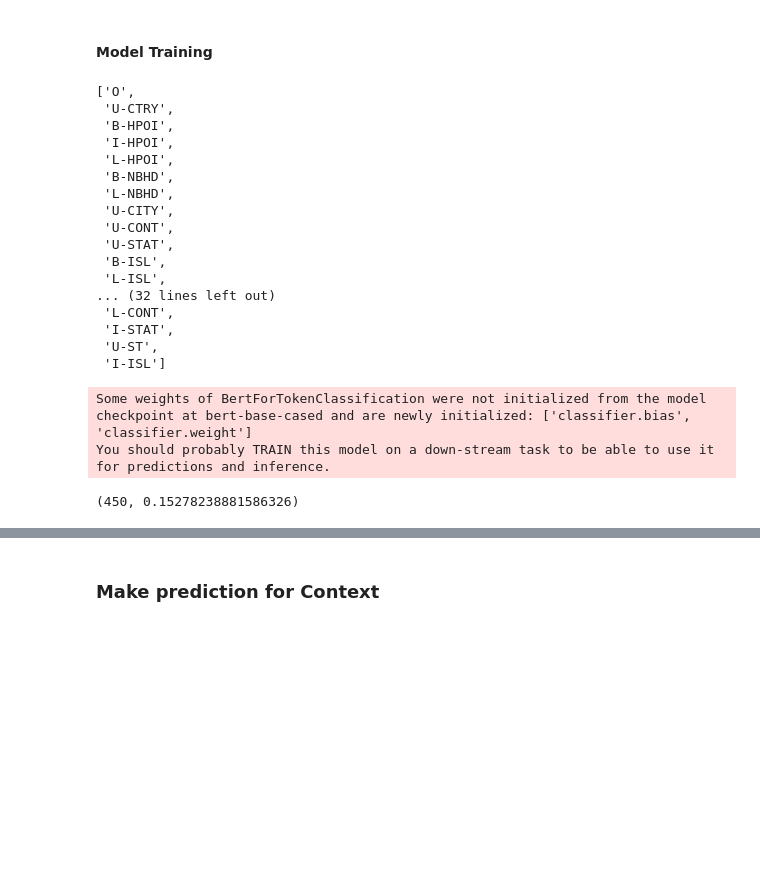
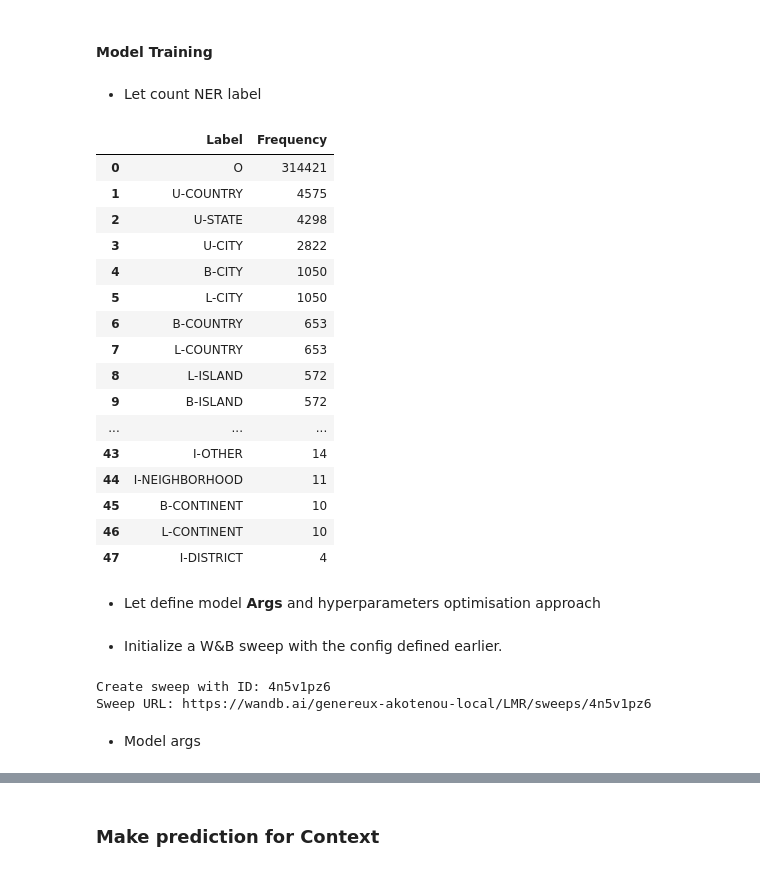
Before and after one commit to Genereux-akotenou/MSL-Location-Mention-Recognition, a Jupyter notebook: approach_3/transformers_3.ipynb, the cells around one changed output, grey strips where cells are left out. Saved outputs shown, nothing was run; the diff lists cells and outputs as text; code cells hidden in the pictures; blank space fills up the shorter version.

```diff
--- a/approach_3/transformers_3.ipynb
+++ b/approach_3/transformers_3.ipynb
@@ -280,23 +251,2 @@ train_data
 # %% [markdown]
 #### **Model Training**
-# %%
-label = pd.concat([df_train, df_dev])["tag"].unique().tolist()
-label
-# %% [output]
-['O',
- 'U-CTRY',
- 'B-HPOI',
- 'I-HPOI',
- 'L-HPOI',
- 'B-NBHD',
- 'L-NBHD',
- 'U-CITY',
- 'U-CONT',
- 'U-STAT',
- 'B-ISL',
- 'L-ISL',
-... (32 lines left out)
- 'L-CONT',
- 'I-STAT',
- 'U-ST',
- 'I-ISL']
@@ -312,9 +252,0 @@ model_args.labels_list = label
-# %%
-model = NERModel('bert', "bert-base-cased", args=model_args, labels=label, use_cuda=False)
-# %% [output]
-Some weights of BertForTokenClassification were not initialized from the model checkpoint at bert-base-cased and are newly initialized: ['classifier.bias', 'classifier.weight']
-You should probably TRAIN this model on a down-stream task to be able to use it for predictions and inference.
-# %%
-model.train_model(train_data, eval_data=test_data)
-# %% [output]
-(450, 0.15278238881586326)
@@ -322,0 +253,27 @@ result, model_outputs, wrong_preds = model.eval_model(test_data)
+# %% [markdown]
+- Let count NER label
+# %%
+label = pd.concat([df_tag_train, df_tag_dev])["labels"].unique().tolist()
+label_counts = pd.concat([df_tag_train, df_tag_dev])["labels"].value_counts().reset_index()
+label_counts.columns = ["Label", "Frequency"]
+display(label_counts)
+# %% [output]
+|  | Label | Frequency |
+| 0 | O | 314421 |
+| 1 | U-COUNTRY | 4575 |
+| 2 | U-STATE | 4298 |
+| 3 | U-CITY | 2822 |
+| 4 | B-CITY | 1050 |
+| 5 | L-CITY | 1050 |
+| 6 | B-COUNTRY | 653 |
+| 7 | L-COUNTRY | 653 |
+| 8 | L-ISLAND | 572 |
+| 9 | B-ISLAND | 572 |
+| ... | ... | ... |
+| 43 | I-OTHER | 14 |
+| 44 | I-NEIGHBORHOOD | 11 |
+| 45 | B-CONTINENT | 10 |
+| 46 | L-CONTINENT | 10 |
+| 47 | I-DISTRICT | 4 |
+# %% [markdown]
+- Let define model **Args** and hyperparameters optimisation approach
@@ -322,0 +291,11 @@ result, model_outputs, wrong_preds = model.eval_model(test_data)
+# %% [markdown]
+- Initialize a W&B sweep with the config defined earlier.
+# %%
+sweep_id = wandb.sweep(sweep_config, project="LMR")
+#%%capture
+# wandb.init(project="LMR", name="Location-Mention-Recognition")
+# %% [output]
+Create sweep with ID: 4n5v1pz6
+Sweep URL: https://wandb.ai/genereux-akotenou-local/LMR/sweeps/4n5v1pz6
+# %% [markdown]
+- Model args
```
Also changed, not shown: parts of 33 cells of this notebook, 21 other files.
